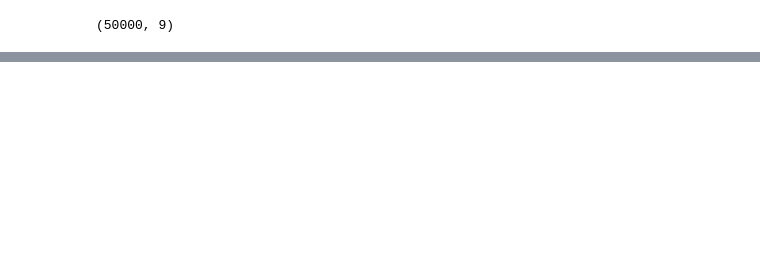
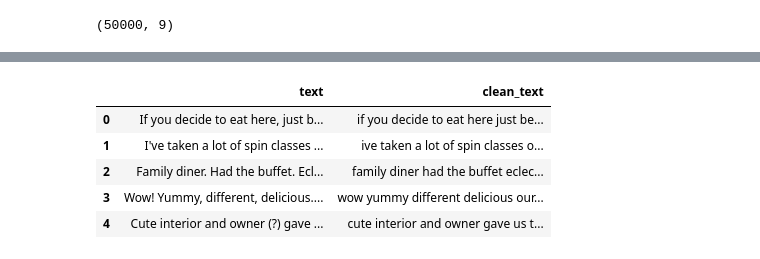
Before and after one commit to Spandana2704/FakeReviewDetector, a Jupyter notebook: notebooks/data_exploration.ipynb, the cells around one changed output, grey strips where cells are left out. Saved outputs shown, nothing was run; the diff lists cells and outputs as text; code cells hidden in the pictures; blank space fills up the shorter version.

```diff
--- a/notebooks/data_exploration.ipynb
+++ b/notebooks/data_exploration.ipynb
@@ -154,0 +158,17 @@ reviews.to_csv("../data/processed/reviews_sample.csv", index=False)
+# %%
+def clean_text(text):
+    text = text.lower()
+    text = re.sub(r"http\S+", "", text)
+    text = re.sub(r"[^a-z\s]", "", text)
+    return text
+# %%
+reviews["clean_text"] = reviews["text"].apply(clean_text)
+
+reviews[["text", "clean_text"]].head()
+# %% [output]
+|  | text | clean_text |
+| 0 | If you decide to eat here, just b... | if you decide to eat here just be... |
+| 1 | I've taken a lot of spin classes ... | ive taken a lot of spin classes o... |
+| 2 | Family diner. Had the buffet. Ecl... | family diner had the buffet eclec... |
+| 3 | Wow! Yummy, different, delicious.... | wow yummy different delicious our... |
+| 4 | Cute interior and owner (?) gave ... | cute interior and owner gave us t... |
```
Also changed, not shown: parts of 16 cells of this notebook.
